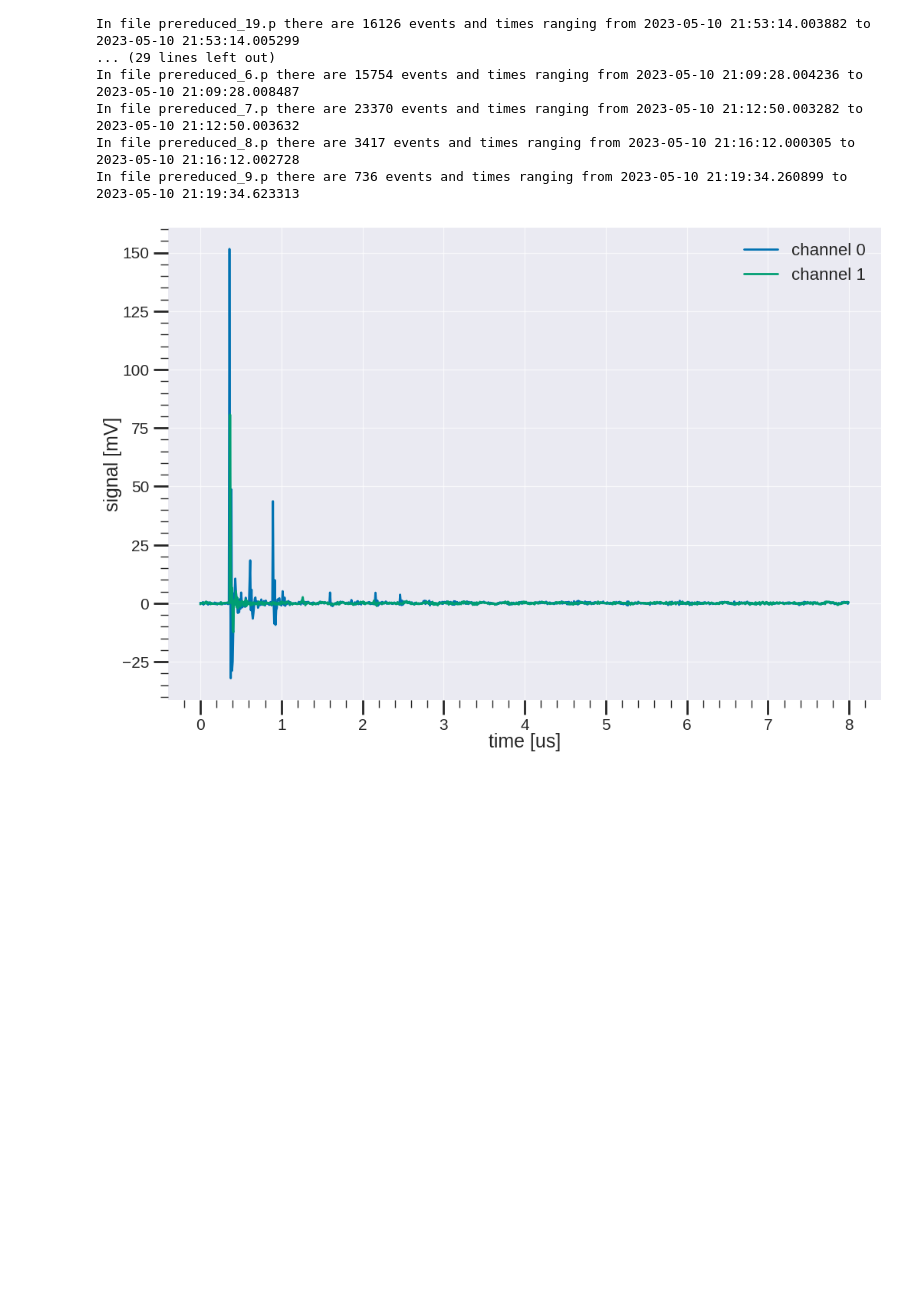
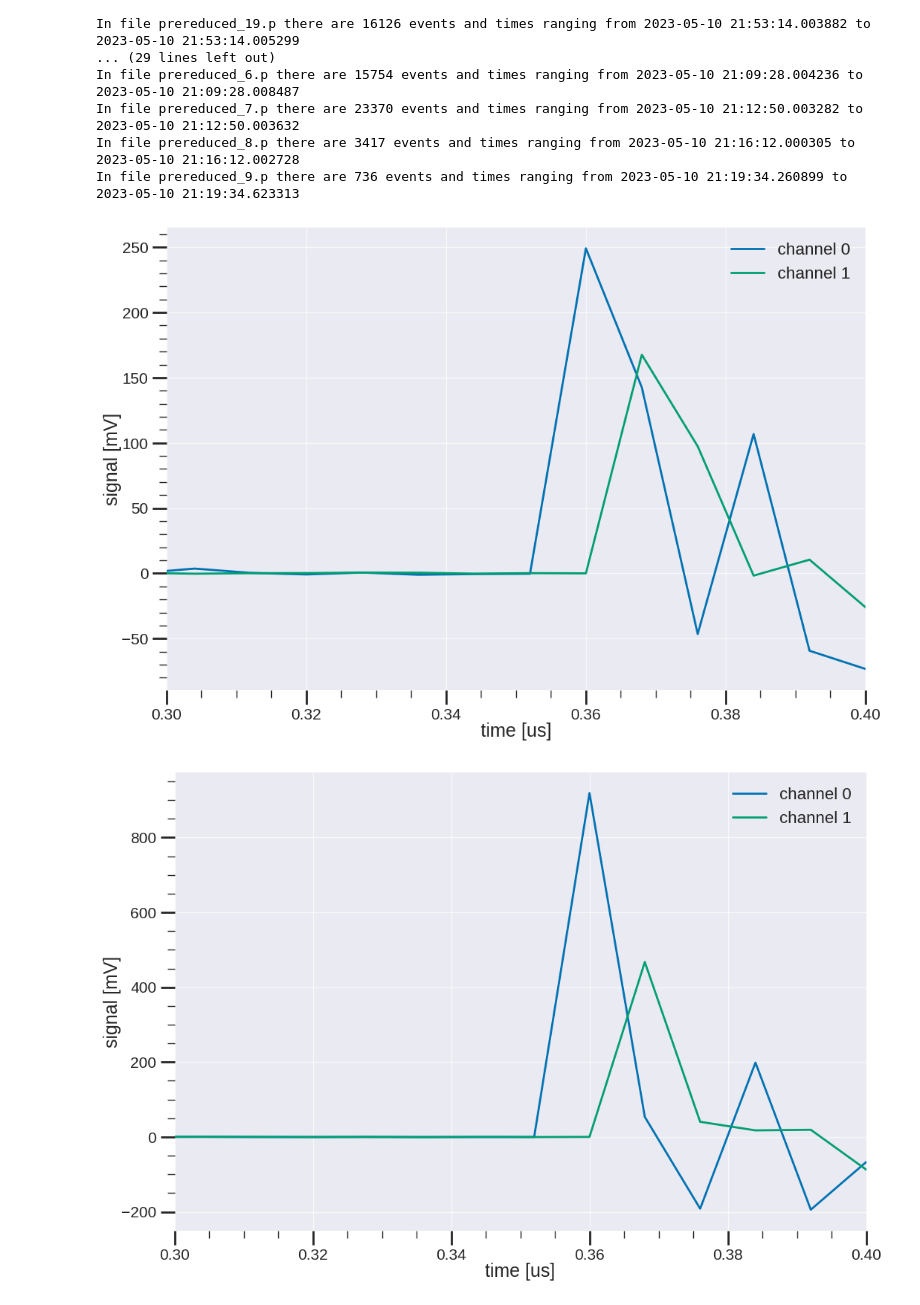
Before and after one commit to ejangelico/ad2-data-processing, a Jupyter notebook: analysis/Plotting example.ipynb, the cells around one changed output. Cells and saved outputs as stored; diff of their text form; code cells hidden in the pictures; blank space fills up the shorter version.

Commit message:
A plotting example, and now branching to start Run 7 updates

```diff
--- a/analysis/Plotting example.ipynb
+++ b/analysis/Plotting example.ipynb
@@ -64,33 +64,33 @@ In file prereduced_9.p there are 736 events and times ranging from 2023-05-10 21
 # %%
 file_of_interest = "prereduced_6.p"
 
 #number of plots desired
 nplots = 3
 
 #in the config file, which is loaded by the dataset object,
 #there is a parameter for sampling rate. Grab that (the dataset object has parsed the config file)
 dsconf = ds.config
 sampling_rate = float(dsconf["struck_reduction"]["clock"]) #Hz
 dT = 1.0/sampling_rate #seconds
 dT = dT*1e6 #microseconds
 
 for f in ds.struck_files:
     if(file_of_interest in f):
         df, date = pickle.load(open(f, "rb")) #opens the pandas dataframe object in the pickle file
         nevts = len(df.index)
         #get random, non-repeating event numbers within the bounds of this dataframe
         rand_idx = np.random.choice(range(nevts), nplots, replace=False)
         for idx in rand_idx:
             fig, ax = plt.subplots(figsize=(12, 8))
             evt = df.iloc[idx]
             times = np.arange(0, len(evt["Data"][0])*dT, dT) #times in microseconds
             ax.plot(times, evt["Data"][0], label="channel 0")
             ax.plot(times, evt["Data"][1], label="channel 1")
             ax.set_xlabel("time [us]")
             ax.set_ylabel("signal [mV]")
-            #ax.set_xlim([0, 1])
+            ax.set_xlim([0.3, 0.4])
             ax.legend()
             plt.show()
-            break
 # %% [output]
-[figure, old version]
+[figure, new version]
+[figure, added]
```
Also changed, not shown: parts of 1 cell of this notebook, 1 other file.
